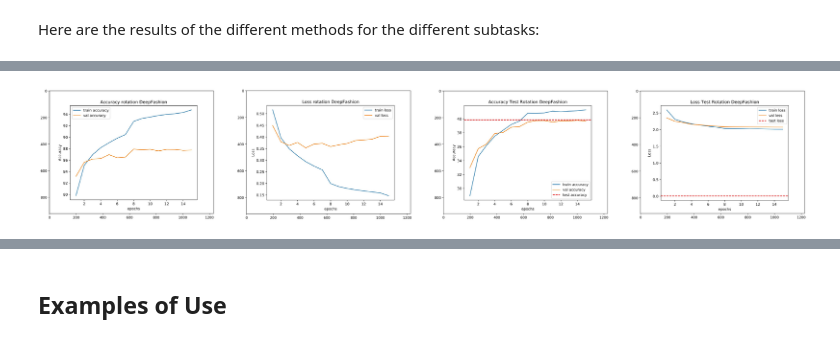
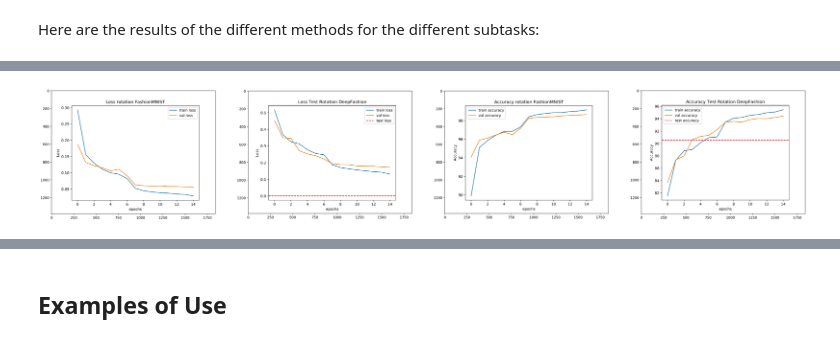
Before and after one commit to Wuschelbueb/AML19-SelfSupervised, a Jupyter notebook: report.ipynb, the cells around one changed output, grey strips where cells are left out. Cells and saved outputs as stored; diff of their text form; code cells hidden in the pictures.

```diff
--- a/report.ipynb
+++ b/report.ipynb
@@ -86,23 +87,29 @@ In our opinion the rotation prediction network did perform the best, even though
 # %%
 # Import some libraries, so we can display the pictures of the results
 import torch
 import numpy as np
 import matplotlib.pyplot as plt
 %matplotlib inline
 import torchvision
 from PIL import Image
 
 plot1 = Image.open('performance_plots/rot-deep-accuracy.jpg')
 plot2 = Image.open('performance_plots/rot-deep-overfitting.jpg')
 plot3 = Image.open('performance_plots/rot-deep-test-accuracy.jpg')
 plot4 = Image.open('performance_plots/rot-deep-test.jpg')
-deepfashion = [plot1,plot2,plot3,plot4]
+plot5 = Image.open('performance_plots/rot-fashion-loss.jpg')
+plot6 = Image.open('performance_plots/rot-fashion-loss-test.jpg')
+plot7 = Image.open('performance_plots/rot-fashion-accuracy.jpg')
+plot8 = Image.open('performance_plots/rot-fashion-accuracy-test.jpg')
 
-plot = plt.figure(figsize=(50, 45), dpi= 200, facecolor='w', edgecolor='k')
-for i, img in enumerate(deepfashion):
-    plot.add_subplot(1, 5, i+1)
+deepfashion = [plot2,plot4,plot1,plot3]
+fashionMNIST = [plot5, plot6, plot7, plot8]
+
+plot_fig = plt.figure(figsize=(50, 45), dpi= 200, facecolor='w', edgecolor='k')
+for i, img in enumerate(fashionMNIST):
+    plot_fig.add_subplot(1, 5, i+1)
     plt.imshow(img)
 
 plt.show()
 # %% [output]
-[figure, old version]
+[figure, new version]
```
Also changed, not shown: parts of 11 cells of this notebook, 4 other files.
